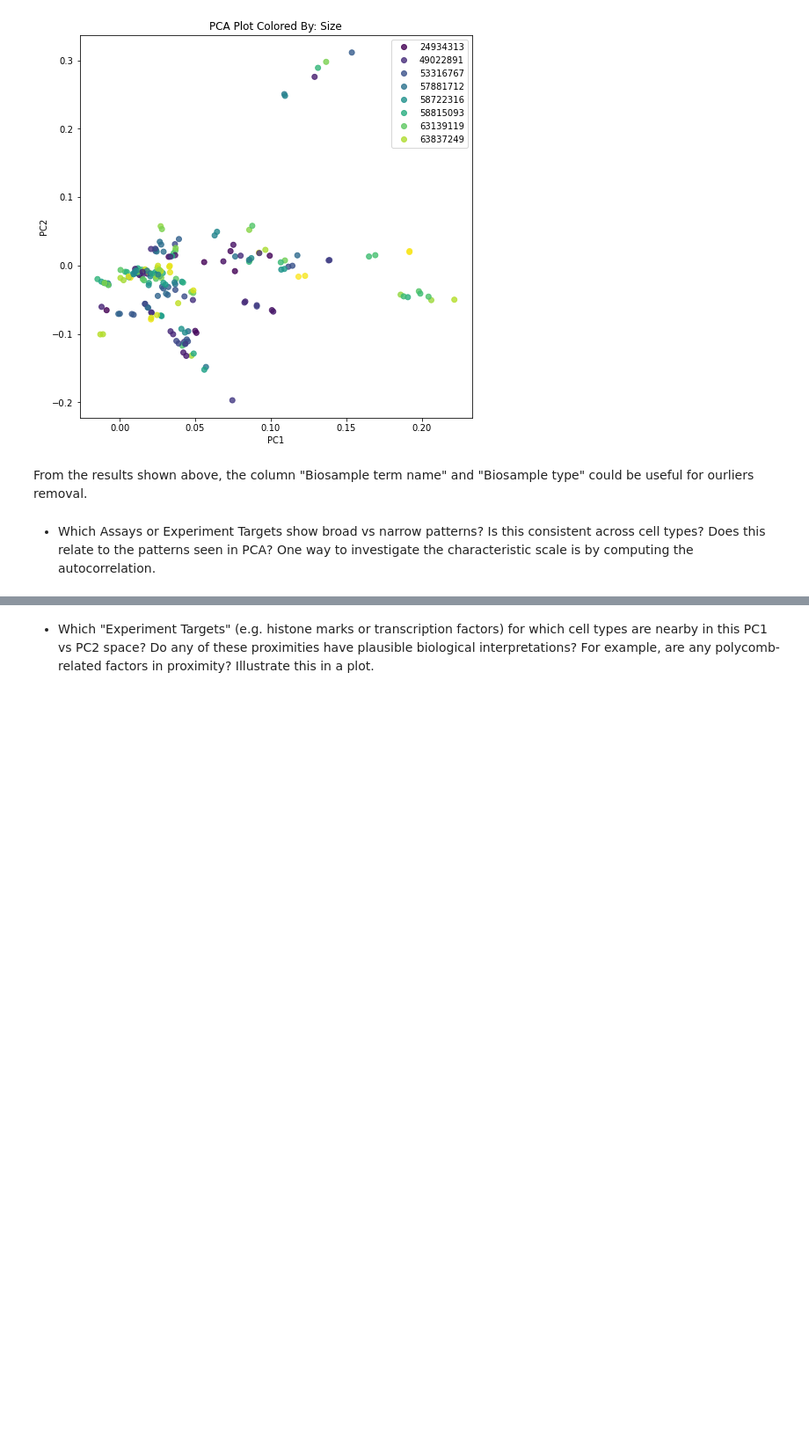
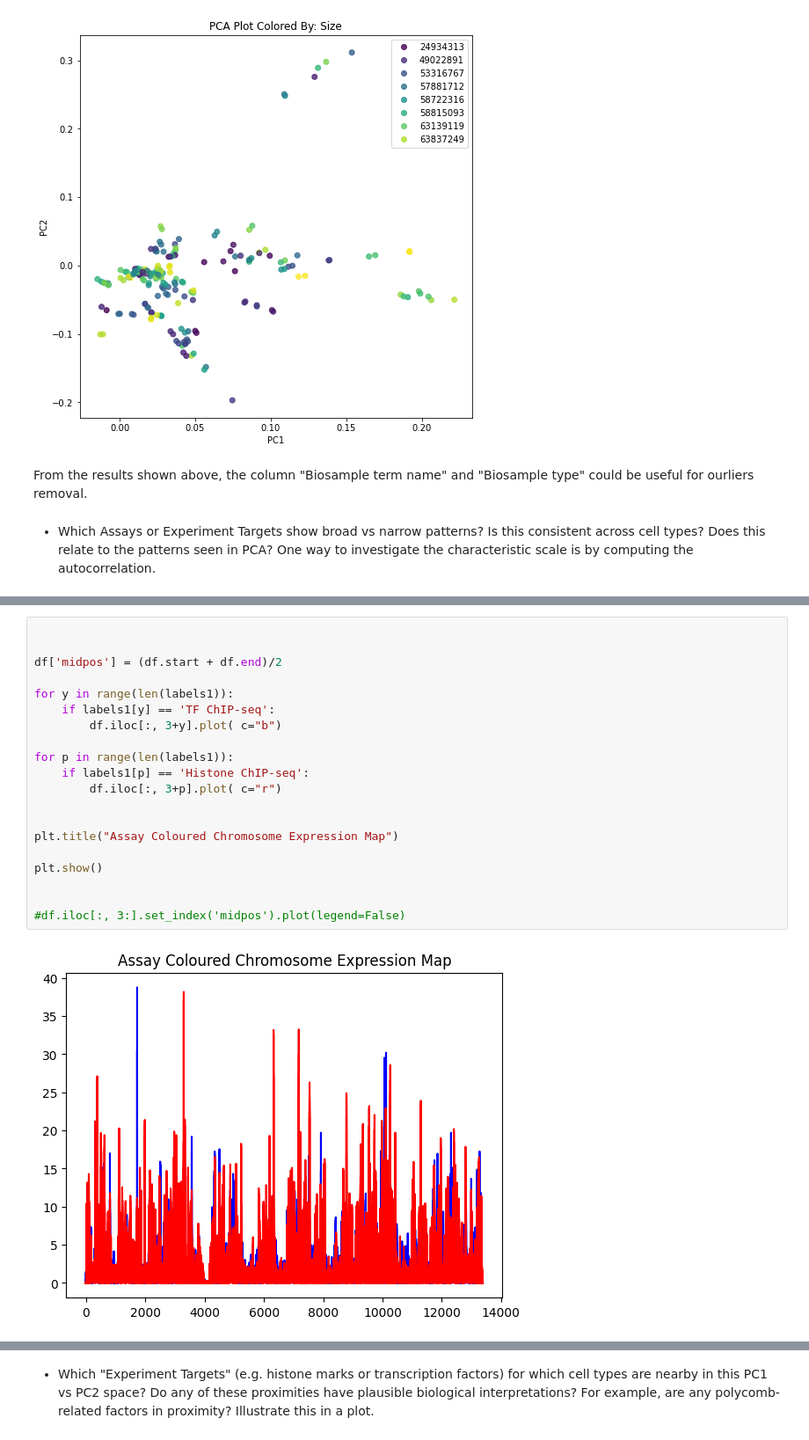
Before and after one commit to Thewhey-Brian/qbio577_fall2022, a Jupyter notebook: encode-bigwig-eda.ipynb, the cells around one changed output, grey strips where cells are left out. Shown at 88% size. Saved outputs shown, nothing was run; the diff lists cells and outputs as text; blank space fills up the shorter version.

```diff
--- a/encode-bigwig-eda.ipynb
+++ b/encode-bigwig-eda.ipynb
@@ -76,0 +140,22 @@ From the results shown above, the column "Biosample term name" and "Biosample ty
+# %%
+
+
+df['midpos'] = (df.start + df.end)/2
+
+for y in range(len(labels1)):
+    if labels1[y] == 'TF ChIP-seq':
+        df.iloc[:, 3+y].plot( c="b")
+
+for p in range(len(labels1)):
+    if labels1[p] == 'Histone ChIP-seq':
+        df.iloc[:, 3+p].plot( c="r")
+
+
+plt.title("Assay Coloured Chromosome Expression Map")
+
+plt.show()
+
+
+#df.iloc[:, 3:].set_index('midpos').plot(legend=False)
+# %% [output]
+[figure, added]
```
Also changed, not shown: parts of 16 cells of this notebook, 1 other file.
